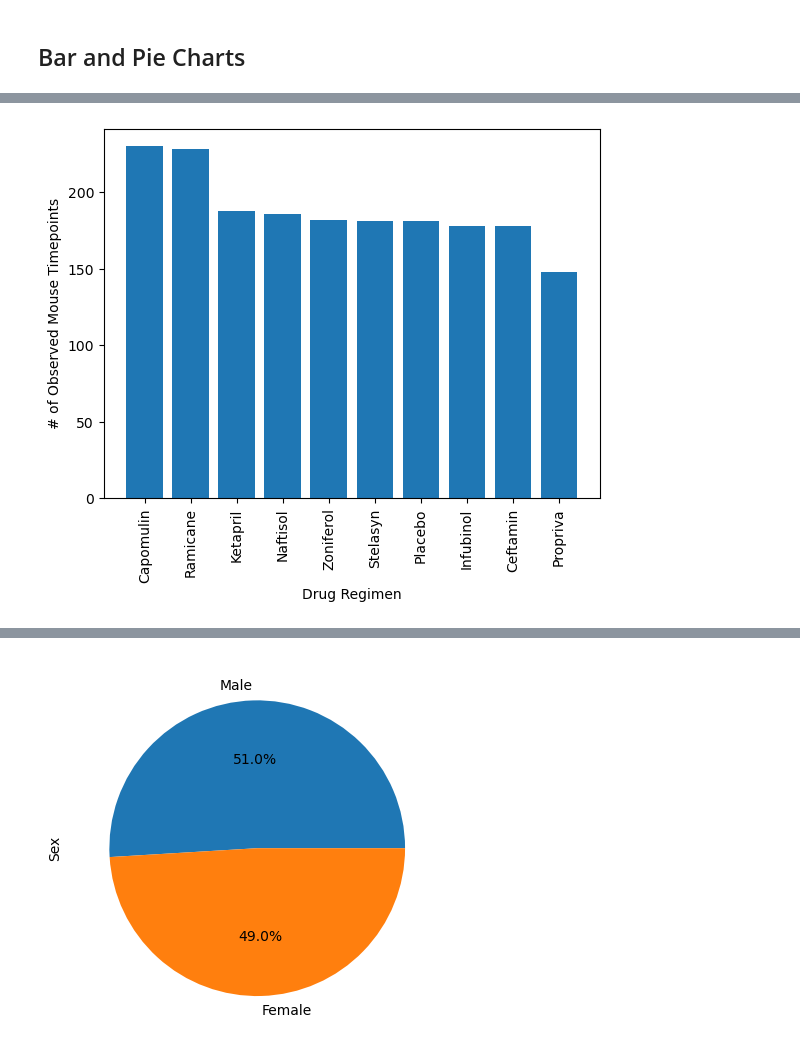
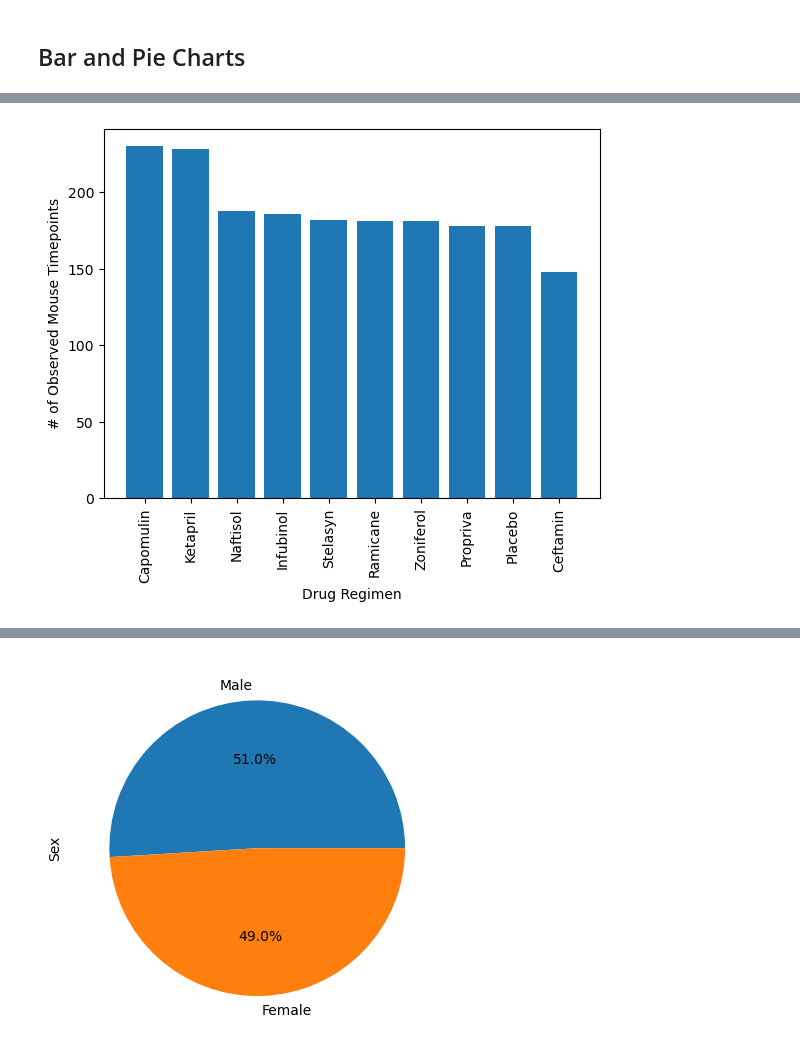
Before and after one commit to TRegan5/Matplotlib-challenge, a Jupyter notebook: Pymaceuticals/pymaceuticals.ipynb, the cells around one changed output, grey strips where cells are left out. Cells and saved outputs as stored; diff of their text form; code cells hidden in the pictures.

```diff
--- a/Pymaceuticals/pymaceuticals.ipynb
+++ b/Pymaceuticals/pymaceuticals.ipynb
@@ -157,5 +161,14 @@ plt.show()
 [figure]
 # %%
 # Generate a bar plot showing the total number of rows (Mouse ID/Timepoints) for each drug regimen using pyplot.
+x_axis = np.arange(0, len(regimen_data))
+plt.bar(x_axis, regimen_data, align="center")
+plt.xlabel("Drug Regimen")
+plt.ylabel("# of Observed Mouse Timepoints")
+
+tick_locations = [value for value in x_axis]
+plt.xticks(tick_locations, clean_df["Drug Regimen"].unique(), rotation="vertical")
+
+plt.show()
 # %% [output]
-[figure, old version]
+[figure, new version]
```
Also changed, not shown: parts of 5 cells of this notebook.
